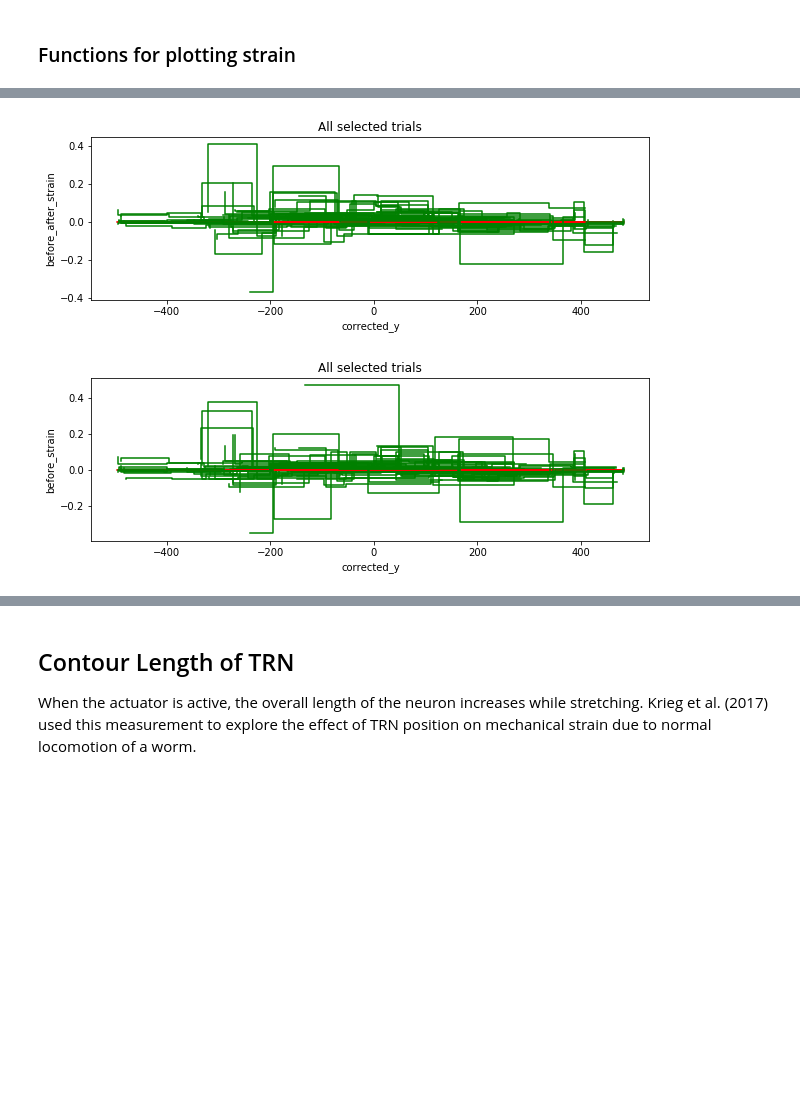
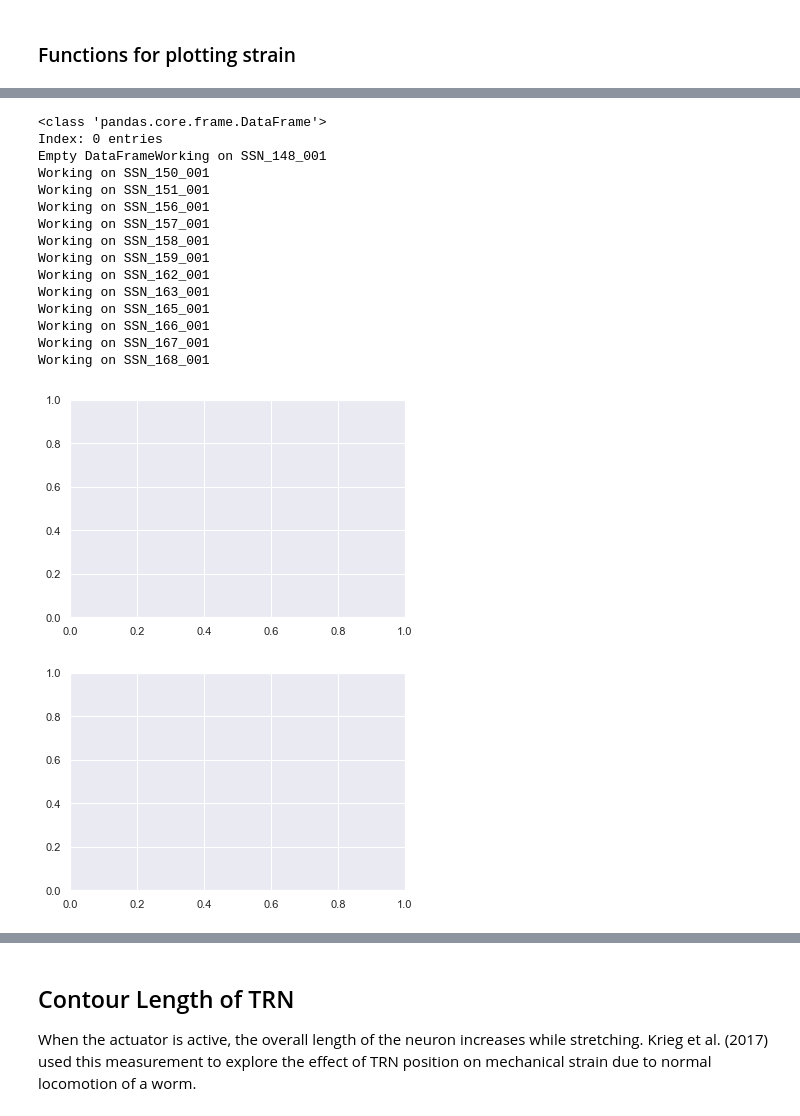
Before and after one commit to anekimken/SSN_ImageAnalysis, a Jupyter notebook: Notebooks/Mitochondria Displacement Plots.ipynb, the cells around one changed output, grey strips where cells are left out. Cells and saved outputs as stored; diff of their text form; code cells hidden in the pictures; blank space fills up the shorter version.

Commit message:
Created sampled strain plot

```diff
--- a/Notebooks/Mitochondria Displacement Plots.ipynb
+++ b/Notebooks/Mitochondria Displacement Plots.ipynb
@@ -273,25 +303,60 @@ def plot_sampled_strain(linked_mitos_df: pd.DataFrame,
 # %%
-# make plots for selected trials
+# make strain plots for previously selected trials
+y_coords_to_sampled = np.arange(-1000,1000,1)
+sampled_strain_df = pd.DataFrame()#columns=['y_coord', 'before_after_strain'])#index=y_coords_to_sampled)
+sampled_strain_by_exp = pd.DataFrame(columns=['y_coord', 'before_after_strain'])
+sampled_strain_df.info()
 fig, ax = plt.subplots()
-fig.set_size_inches(10, 3)
 fig2, ax2 = plt.subplots()
-fig2.set_size_inches(10, 3)
 for index, row in trials_with_strain_and_actuator.iterrows():
     experiment_id = row['Experiment_id']
+    print('Working on', experiment_id)
     metadata = trials_with_strain_and_actuator.loc[all_metadata['Experiment_id'] == experiment_id]
 
     strain_file = analyzed_data_dir + experiment_id + '/strain.yaml'
     with open(strain_file, 'r') as yamlfile:
         strain_df = yaml.safe_load(yamlfile)
     strain_df = pd.DataFrame(strain_df)
 
     linked_mitos_file = analyzed_data_dir + experiment_id + '/mito_locations.yaml'
     with open(linked_mitos_file, 'r') as yamlfile:
         linked_mitos_df = yaml.safe_load(yamlfile)
     linked_mitos_df = pd.DataFrame.from_dict(linked_mitos_df)
 
-    plot_strain_centered_on_actuator(strain_df, linked_mitos_df, metadata, 'before_after_strain', ax)
-    plot_strain_centered_on_actuator(strain_df, linked_mitos_df, metadata, 'before_strain', ax2)
+#     plot_strain_centered_on_actuator(strain_df, linked_mitos_df, metadata, 'before_after_strain', ax)
+#     plot_strain_centered_on_actuator(strain_df, linked_mitos_df, metadata, 'before_strain', ax2)
+
+    (df_for_seaborn, series_for_mpl) = sample_strain(linked_mitos_df=linked_mitos_df,
+                                                metadata_df=metadata,
+                                                y_coords=y_coords_to_sampled,
+                                                frame_num=1,
+                                                strain_calc_opt='before_after_strain')
+    sampled_strain_df = pd.concat([sampled_strain_df, df_for_seaborn]) #sample_strain(linked_mitos_df=linked_mitos_df,
+#                                                 metadata_df=metadata,
+#                                                 y_coords=y_coords_to_sampled,
+#                                                 frame_num=1,
+#                                                 strain_calc_opt='before_after_strain')],
+#                                   ignore_index=True, sort=False)
+    sampled_strain_by_exp[experiment_id] =series_for_mpl# sample_strain(linked_mitos_df=linked_mitos_df,
+#                                                      metadata_df=metadata,
+#                                                      y_coords=y_coords_to_sampled,
+#                                                      frame_num=1,
+#                                                      strain_calc_opt='before_after_strain')
 # %% [output]
+<class 'pandas.core.frame.DataFrame'>
+Index: 0 entries
+Empty DataFrameWorking on SSN_148_001
+Working on SSN_150_001
+Working on SSN_151_001
+Working on SSN_156_001
+Working on SSN_157_001
+Working on SSN_158_001
+Working on SSN_159_001
+Working on SSN_162_001
+Working on SSN_163_001
+Working on SSN_165_001
+Working on SSN_166_001
+Working on SSN_167_001
+Working on SSN_168_001
-[figure, old version]
+[figure, new version]
-[figure, old version]
+[figure, new version]
```
Also changed, not shown: parts of 9 cells of this notebook, 1 other file.
